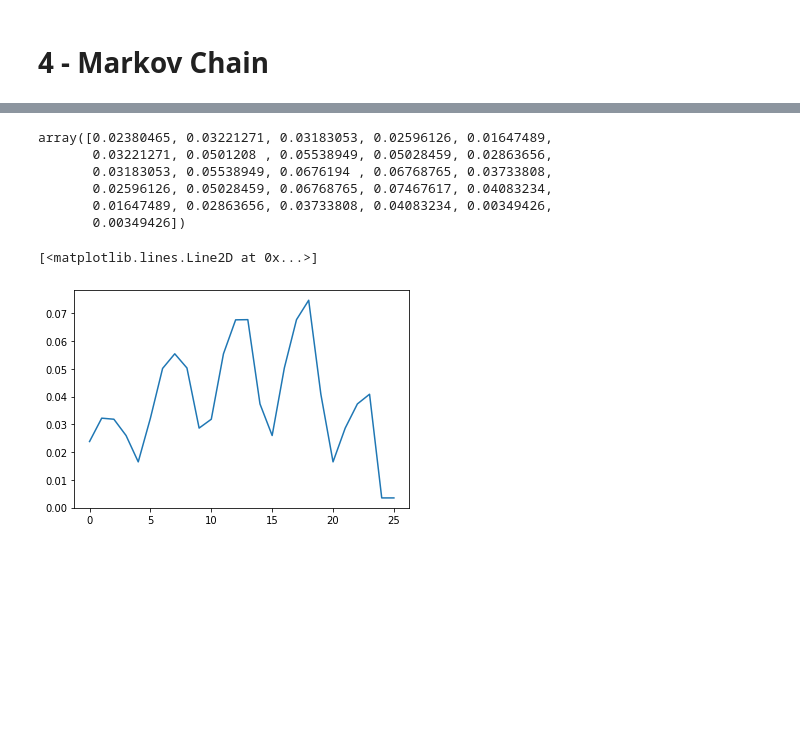
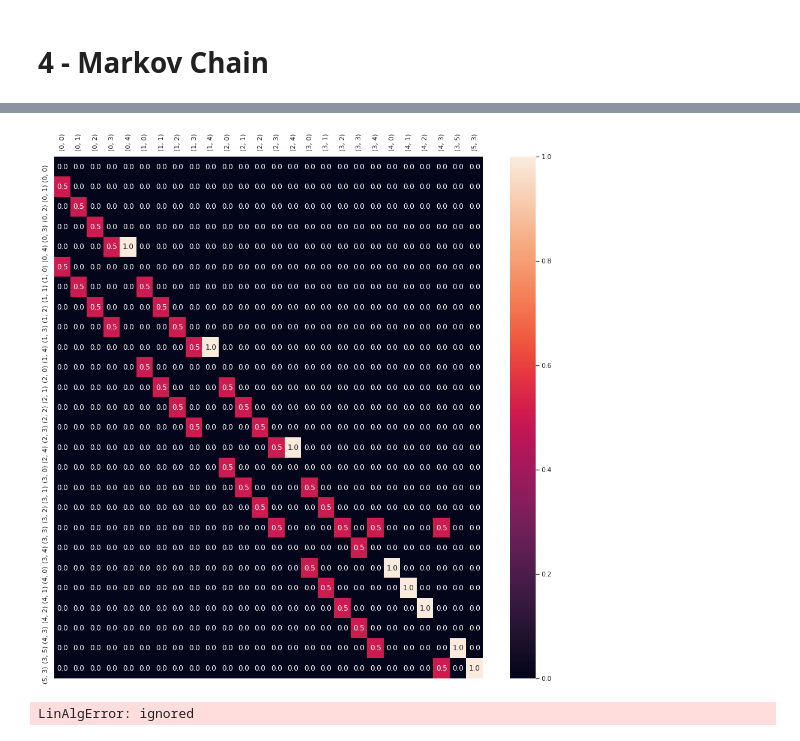
Before and after one commit to hirurana/tennis_sim, a Jupyter notebook: tennis_sim.ipynb, the cells around one changed output, grey strips where cells are left out. Saved outputs shown, nothing was run; the diff lists cells and outputs as text; code cells hidden in the pictures; blank space fills up the shorter version.

```diff
--- a/tennis_sim.ipynb
+++ b/tennis_sim.ipynb
@@ -323,18 +352,12 @@ Player 0 won game
+# %%
+# for line in P:
+#     print(*line)
+plt.figure(figsize=(16, 16))
+plt.tick_params(axis='both', labelbottom = False, bottom=False, top = False, labeltop=True)
+ax = sns.heatmap(P.T, annot=True, xticklabels=states.values(), yticklabels=states.values(),fmt=".1f")
+# %% [output]
+[figure, added]
 # %%
 prob_dist = calc_stationary_dist(P)
-prob_dist
 # %% [output]
-array([0.02380465, 0.03221271, 0.03183053, 0.02596126, 0.01647489,
-       0.03221271, 0.0501208 , 0.05538949, 0.05028459, 0.02863656,
-       0.03183053, 0.05538949, 0.0676194 , 0.06768765, 0.03733808,
-       0.02596126, 0.05028459, 0.06768765, 0.07467617, 0.04083234,
-       0.01647489, 0.02863656, 0.03733808, 0.04083234, 0.00349426,
-       0.00349426])
+LinAlgError: ignored
-# %%
-import matplotlib.pyplot as plt
-from scipy.interpolate import UnivariateSpline
-
-plt.plot(prob_dist)
-# %% [output]
-[<matplotlib.lines.Line2D at 0x...>]
-[figure, removed]
```
Also changed, not shown: parts of 23 cells of this notebook.
